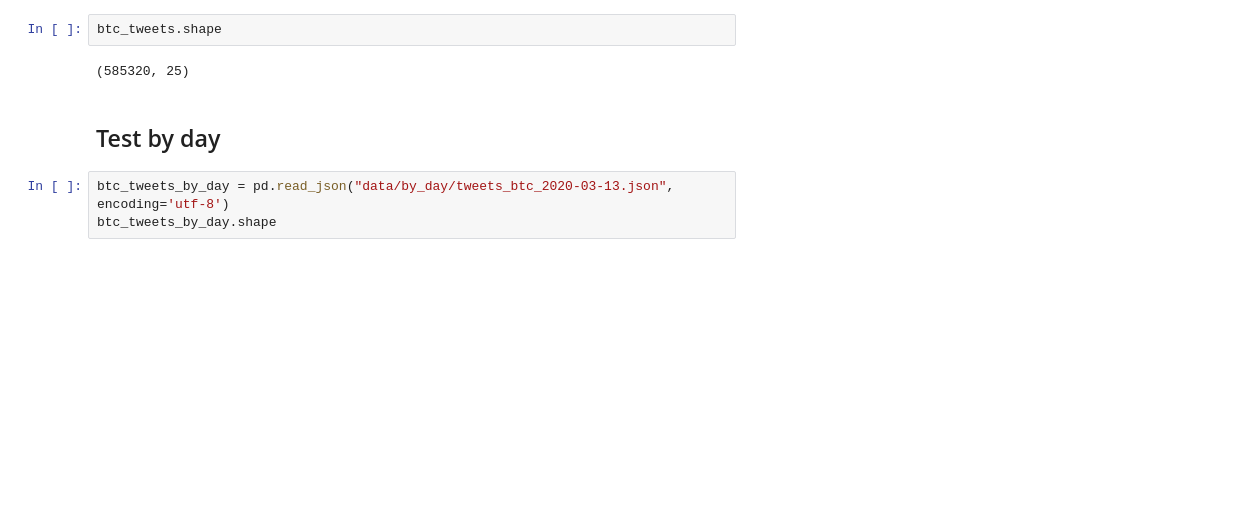
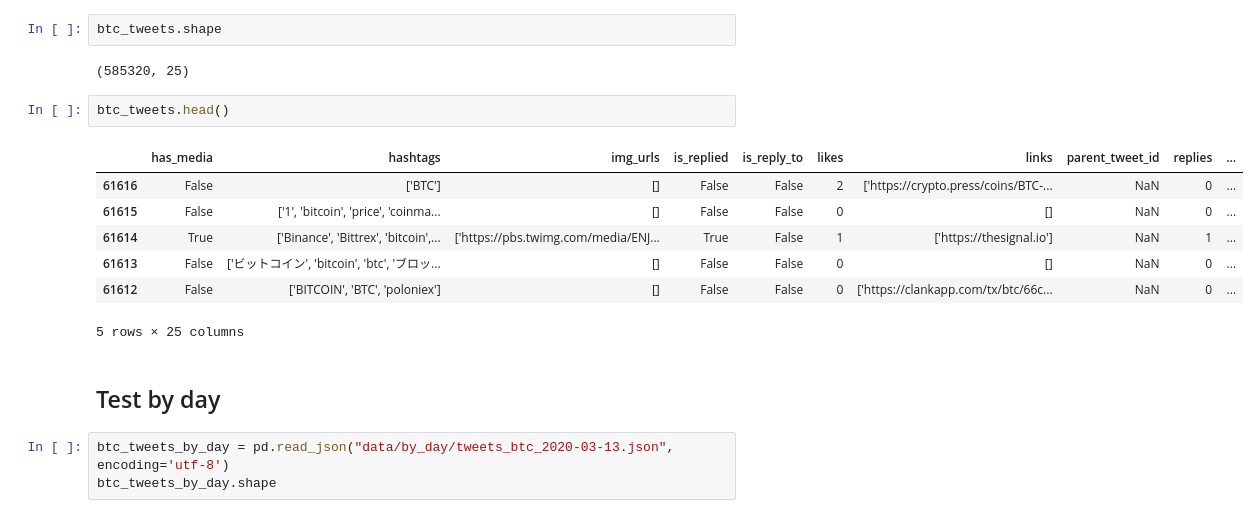
Before and after one commit to smidtfab/crypto_volatility, a Jupyter notebook: create_final_df.ipynb, the cells around one changed output. Drawn from its saved outputs; the diff is of its cells as text; blank space fills up the shorter version.

```diff
--- a/create_final_df.ipynb
+++ b/create_final_df.ipynb
@@ -208,6 +182,16 @@ False
 btc_tweets.shape
 # %% [output]
 (585320, 25)
+# %%
+btc_tweets.head()
+# %% [output]
+|  | has_media | hashtags | img_urls | is_replied | is_reply_to | likes | links | parent_tweet_id | replies | ... |
+| 61616 | False | ['BTC'] | [] | False | False | 2 | ['https://crypto.press/coins/BTC-... | NaN | 0 | ... |
+| 61615 | False | ['1', 'bitcoin', 'price', 'coinma... | [] | False | False | 0 | [] | NaN | 0 | ... |
+| 61614 | True | ['Binance', 'Bittrex', 'bitcoin',... | ['https://pbs.twimg.com/media/ENJ... | True | False | 1 | ['https://thesignal.io'] | NaN | 1 | ... |
+| 61613 | False | ['ビットコイン', 'bitcoin', 'btc', 'ブロッ... | [] | False | False | 0 | [] | NaN | 0 | ... |
+| 61612 | False | ['BITCOIN', 'BTC', 'poloniex'] | [] | False | False | 0 | ['https://clankapp.com/tx/btc/66c... | NaN | 0 | ... |
+5 rows × 25 columns
 # %% [markdown]
 ## Test by day
 # %%
```
Also changed, not shown: parts of 18 cells of this notebook.
